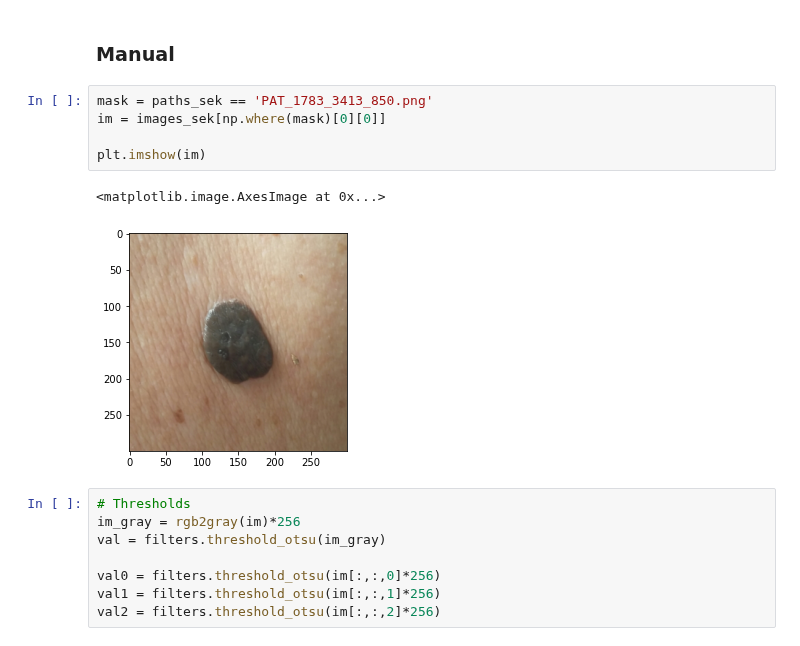
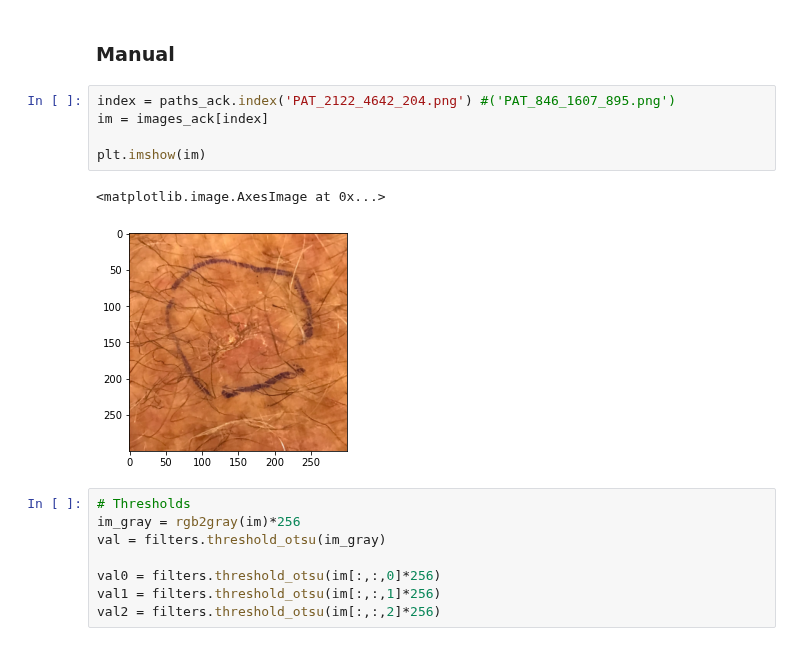
Before and after one commit to julielhagen/First-Year-Project, a Jupyter notebook: Segmentation.ipynb, the cells around one changed output. Drawn from its saved outputs; the diff is of its cells as text.

```diff
--- a/Segmentation.ipynb
+++ b/Segmentation.ipynb
@@ -252,14 +230,14 @@ plt.imshow(im_mask, cmap="gray")
 save_mask('PAT_1420_1460_733.png', im_mask)
 # %% [markdown]
 ### Manual
-# %%
-mask = paths_sek == 'PAT_1783_3413_850.png'
-im = images_sek[np.where(mask)[0][0]]
-
-plt.imshow(im)
-# %% [output]
-<matplotlib.image.AxesImage at 0x...>
-[figure, removed]
+# %%
+index = paths_ack.index('PAT_2122_4642_204.png') #('PAT_846_1607_895.png')
+im = images_ack[index]
+
+plt.imshow(im)
+# %% [output]
+<matplotlib.image.AxesImage at 0x...>
+[figure, added]
 # %%
 # Thresholds
 im_gray = rgb2gray(im)*256
```
Also changed, not shown: parts of 29 cells of this notebook, 1 other file.
